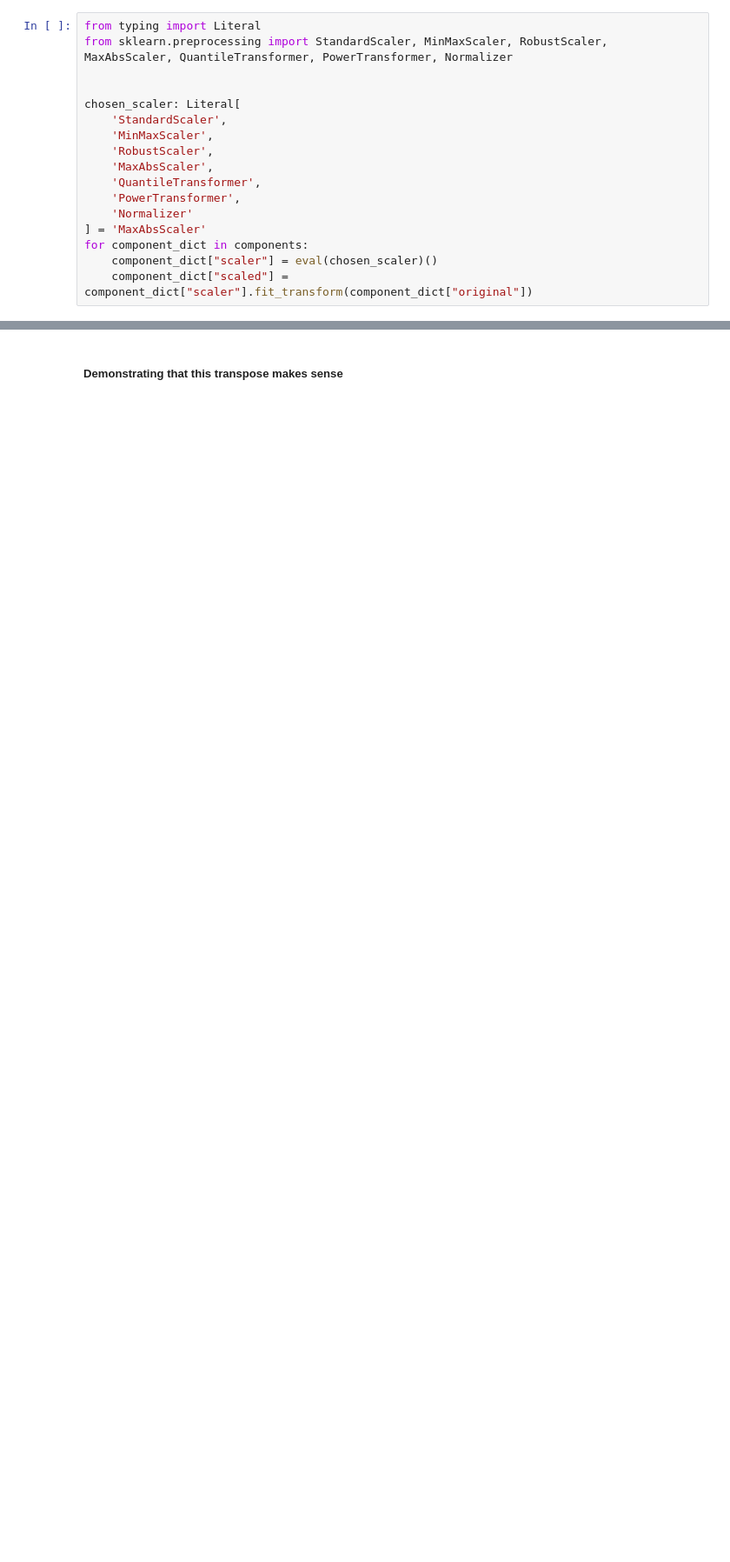
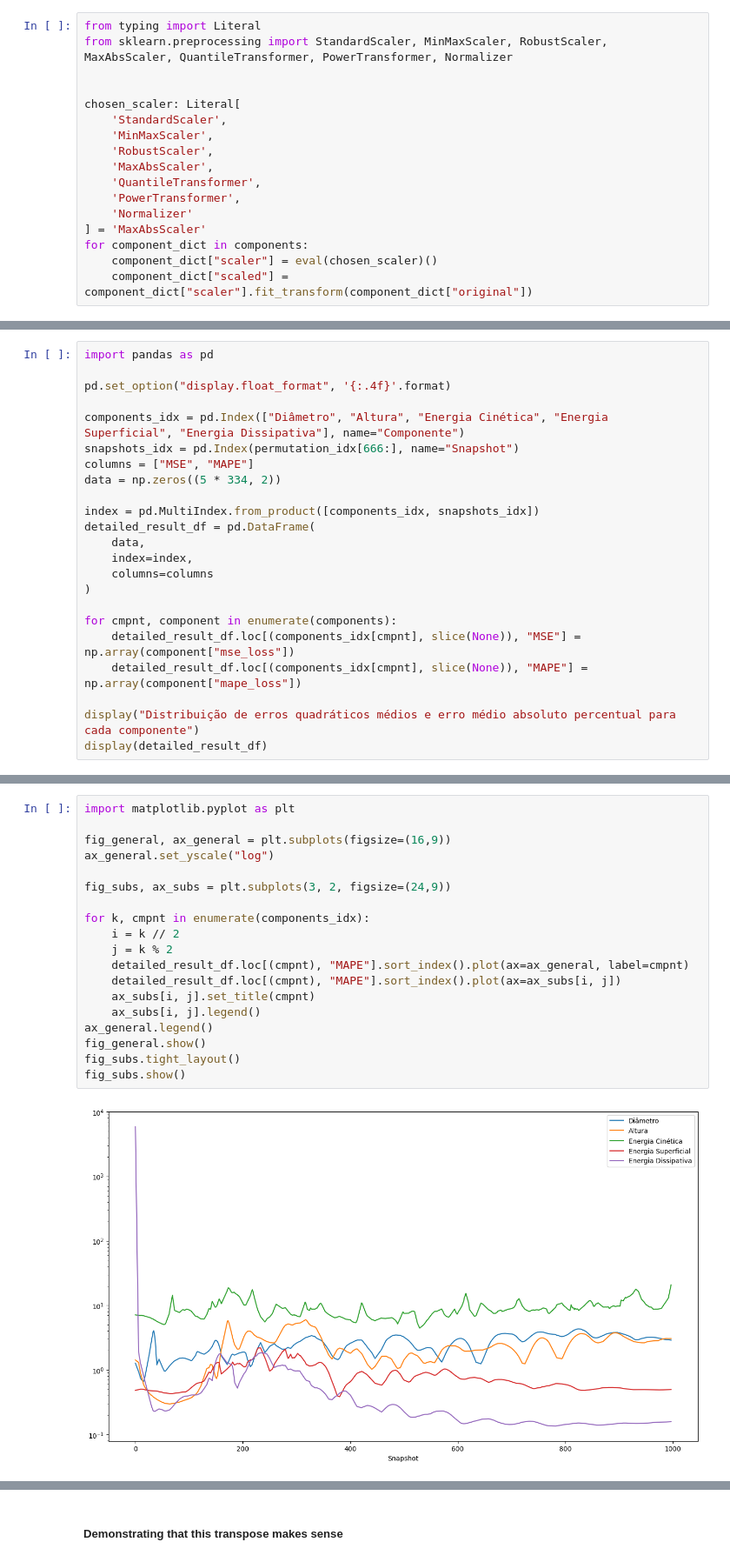
Before and after one commit to GuiCT/data-driven-studies, a Jupyter notebook: droplet/keras.ipynb, the cells around one changed output, grey strips where cells are left out. Shown at 87% size. Saved outputs shown, nothing was run; the diff lists cells and outputs as text; blank space fills up the shorter version.

```diff
--- a/droplet/keras.ipynb
+++ b/droplet/keras.ipynb
@@ -178,0 +169,23 @@ plt.show()
+# %%
+import pandas as pd
+
+pd.set_option("display.float_format", '{:.4f}'.format)
+
+components_idx = pd.Index(["Diâmetro", "Altura", "Energia Cinética", "Energia Superficial", "Energia Dissipativa"], name="Componente")
+snapshots_idx = pd.Index(permutation_idx[666:], name="Snapshot")
+columns = ["MSE", "MAPE"]
+data = np.zeros((5 * 334, 2))
+
+index = pd.MultiIndex.from_product([components_idx, snapshots_idx])
+detailed_result_df = pd.DataFrame(
+    data,
+    index=index,
+    columns=columns
+)
+
+for cmpnt, component in enumerate(components):
+    detailed_result_df.loc[(components_idx[cmpnt], slice(None)), "MSE"] = np.array(component["mse_loss"])
+    detailed_result_df.loc[(components_idx[cmpnt], slice(None)), "MAPE"] = np.array(component["mape_loss"])
+
+display("Distribuição de erros quadráticos médios e erro médio absoluto percentual para cada componente")
+display(detailed_result_df)
@@ -178,0 +208,21 @@ plt.show()
+# %%
+import matplotlib.pyplot as plt
+
+fig_general, ax_general = plt.subplots(figsize=(16,9))
+ax_general.set_yscale("log")
+
+fig_subs, ax_subs = plt.subplots(3, 2, figsize=(24,9))
+
+for k, cmpnt in enumerate(components_idx):
+    i = k // 2
+    j = k % 2
+    detailed_result_df.loc[(cmpnt), "MAPE"].sort_index().plot(ax=ax_general, label=cmpnt)
+    detailed_result_df.loc[(cmpnt), "MAPE"].sort_index().plot(ax=ax_subs[i, j])
+    ax_subs[i, j].set_title(cmpnt)
+    ax_subs[i, j].legend()
+ax_general.legend()
+fig_general.show()
+fig_subs.tight_layout()
+fig_subs.show()
+# %% [output]
+[figure, added]
```
Also changed, not shown: parts of 9 cells of this notebook.
